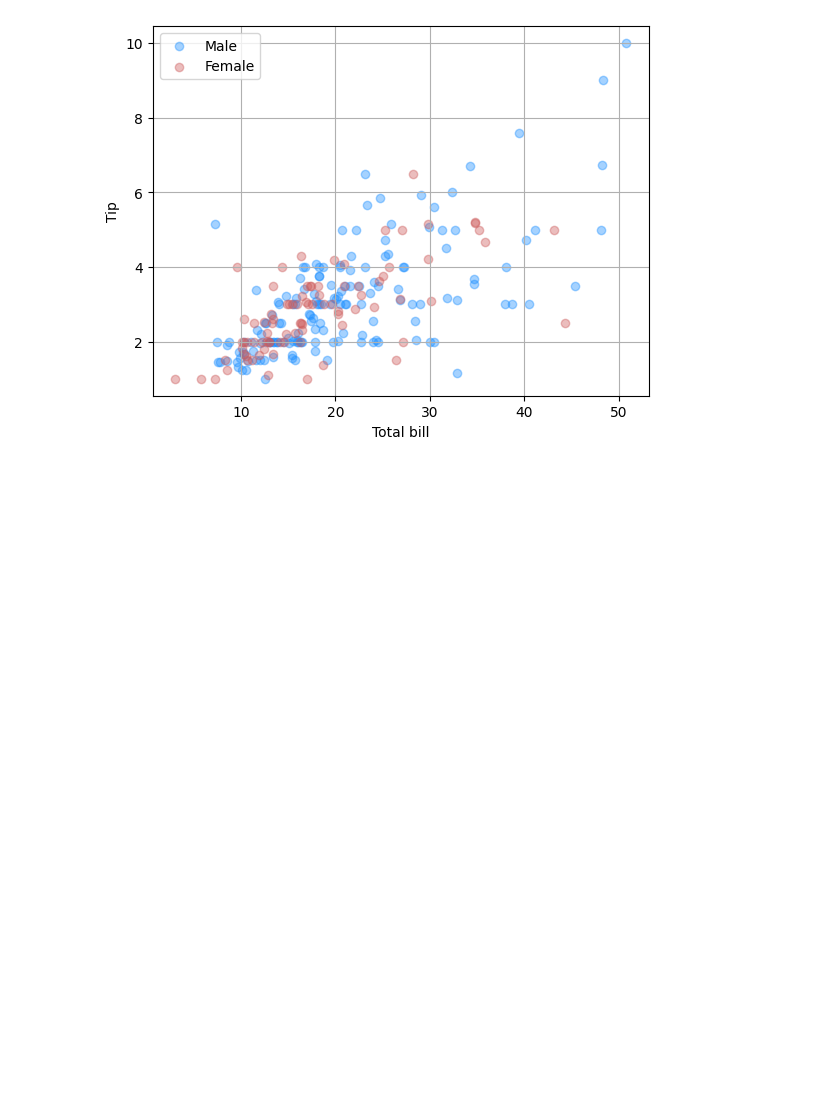
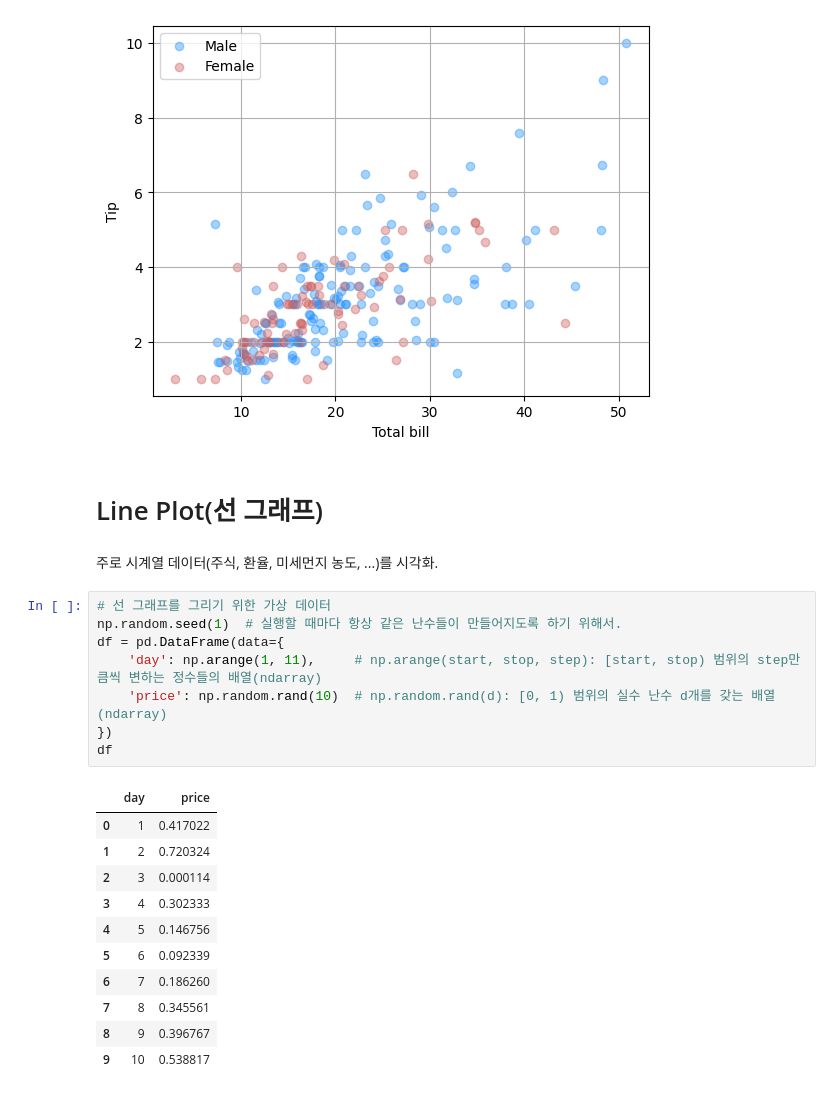
Before and after one commit to JakeOh/202504_itwill_oracle88, a Jupyter notebook: python20.ipynb, the cells around one changed output. Cells and saved outputs as stored; diff of their text form; blank space fills up the shorter version.

```diff
--- a/python20.ipynb
+++ b/python20.ipynb
@@ -525,3 +525,27 @@ plt.grid()
 plt.show()
 # %% [output]
 [figure]
+# %% [markdown]
+# Line Plot(선 그래프)
+# %% [markdown]
+주로 시계열 데이터(주식, 환율, 미세먼지 농도, ...)를 시각화.
+# %%
+# 선 그래프를 그리기 위한 가상 데이터
+np.random.seed(1)  # 실행할 때마다 항상 같은 난수들이 만들어지도록 하기 위해서.
+df = pd.DataFrame(data={
+    'day': np.arange(1, 11),     # np.arange(start, stop, step): [start, stop) 범위의 step만큼씩 변하는 정수들의 배열(ndarray)
+    'price': np.random.rand(10)  # np.random.rand(d): [0, 1) 범위의 실수 난수 d개를 갖는 배열(ndarray)
+})
+df
+# %% [output]
+|  | day | price |
+| 0 | 1 | 0.417022 |
+| 1 | 2 | 0.720324 |
+| 2 | 3 | 0.000114 |
+| 3 | 4 | 0.302333 |
+| 4 | 5 | 0.146756 |
+| 5 | 6 | 0.092339 |
+| 6 | 7 | 0.186260 |
+| 7 | 8 | 0.345561 |
+| 8 | 9 | 0.396767 |
+| 9 | 10 | 0.538817 |
```
Also changed, not shown: parts of 1 cell of this notebook.
